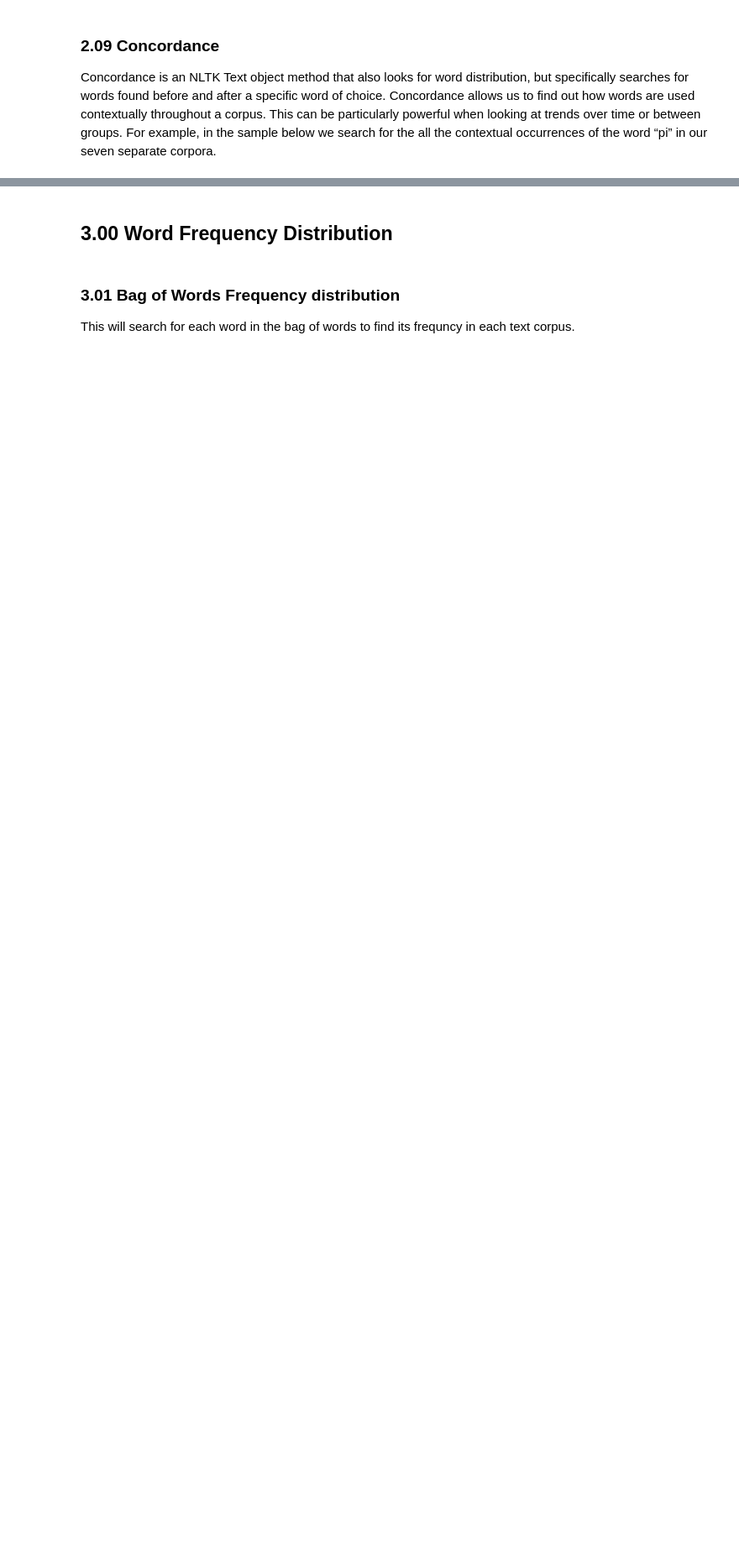
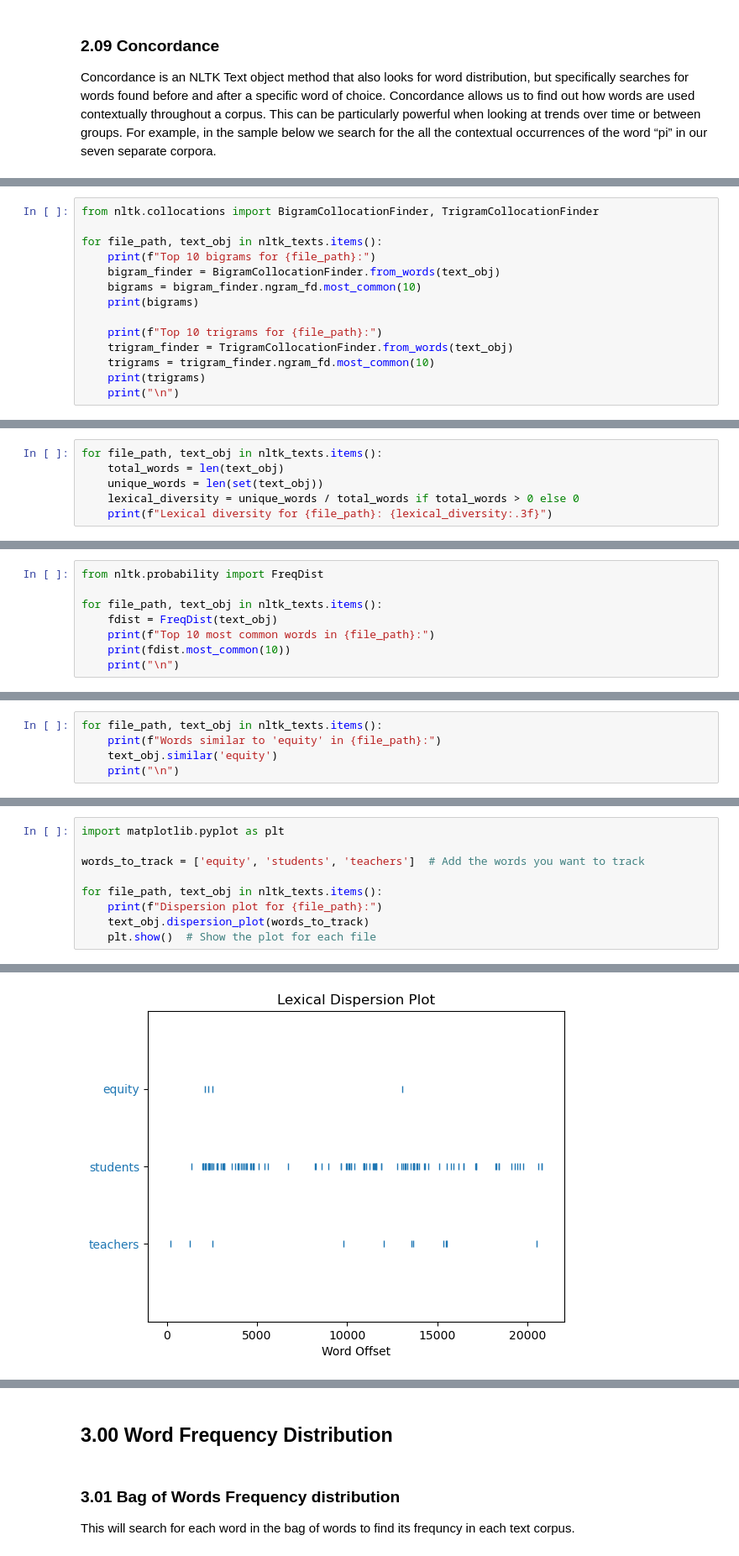
Before and after one commit to mrhallonline/NLP_Pipeline4Researchers, a Jupyter notebook: 03_NLTK_NLP_Pipeline_V6.ipynb, the cells around one changed output, grey strips where cells are left out. Shown at 84% size. Cells and saved outputs as stored; diff of their text form; blank space fills up the shorter version.

```diff
--- a/03_NLTK_NLP_Pipeline_V6.ipynb
+++ b/03_NLTK_NLP_Pipeline_V6.ipynb
@@ -578,0 +750,14 @@ for key, data in all_results.items():
+# %%
+from nltk.collocations import BigramCollocationFinder, TrigramCollocationFinder
+
+for file_path, text_obj in nltk_texts.items():
+    print(f"Top 10 bigrams for {file_path}:")
+    bigram_finder = BigramCollocationFinder.from_words(text_obj)
+    bigrams = bigram_finder.ngram_fd.most_common(10)
+    print(bigrams)
+
+    print(f"Top 10 trigrams for {file_path}:")
+    trigram_finder = TrigramCollocationFinder.from_words(text_obj)
+    trigrams = trigram_finder.ngram_fd.most_common(10)
+    print(trigrams)
+    print("\n")
@@ -578,0 +784,6 @@ for key, data in all_results.items():
+# %%
+for file_path, text_obj in nltk_texts.items():
+    total_words = len(text_obj)
+    unique_words = len(set(text_obj))
+    lexical_diversity = unique_words / total_words if total_words > 0 else 0
+    print(f"Lexical diversity for {file_path}: {lexical_diversity:.3f}")
@@ -578,0 +800,8 @@ for key, data in all_results.items():
+# %%
+from nltk.probability import FreqDist
+
+for file_path, text_obj in nltk_texts.items():
+    fdist = FreqDist(text_obj)
+    print(f"Top 10 most common words in {file_path}:")
+    print(fdist.most_common(10))
+    print("\n")
@@ -578,0 +828,5 @@ for key, data in all_results.items():
+# %%
+for file_path, text_obj in nltk_texts.items():
+    print(f"Words similar to 'equity' in {file_path}:")
+    text_obj.similar('equity')
+    print("\n")
@@ -578,0 +853,10 @@ for key, data in all_results.items():
+# %%
+import matplotlib.pyplot as plt
+
+words_to_track = ['equity', 'students', 'teachers']  # Add the words you want to track
+
+for file_path, text_obj in nltk_texts.items():
+    print(f"Dispersion plot for {file_path}:")
+    text_obj.dispersion_plot(words_to_track)
+    plt.show()  # Show the plot for each file
+# %% [output]
@@ -578,0 +864 @@ for key, data in all_results.items():
+[figure, added]
```
Also changed, not shown: parts of 47 cells of this notebook, 1 other file.
